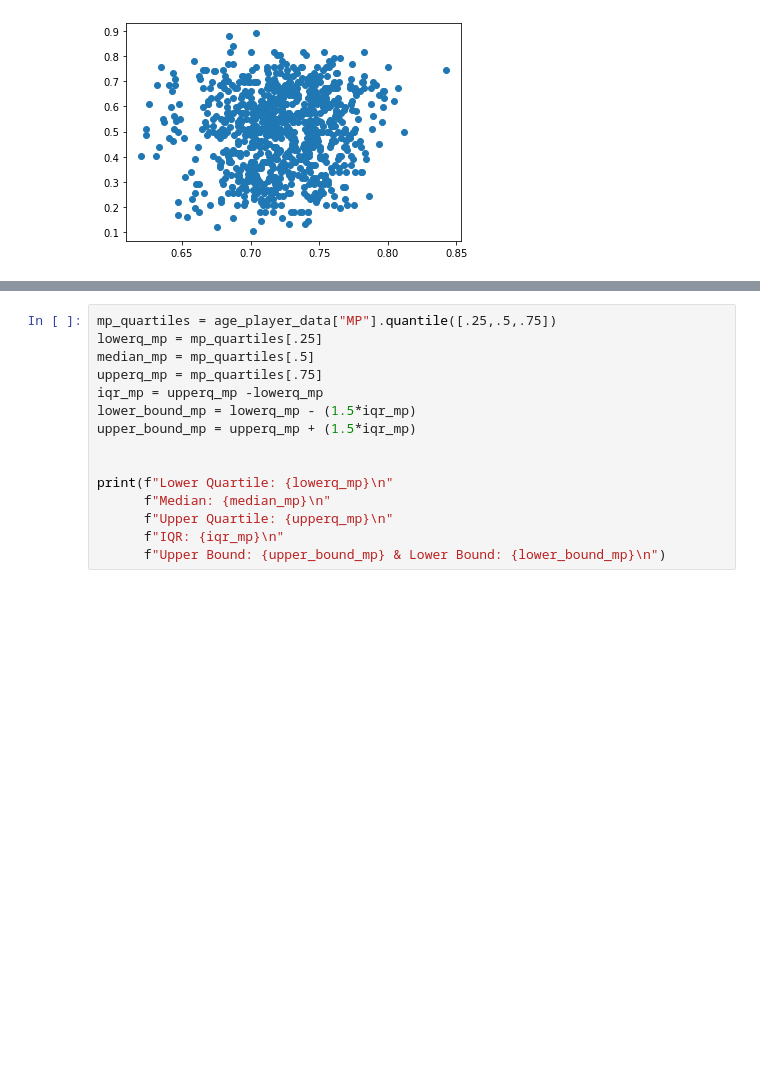
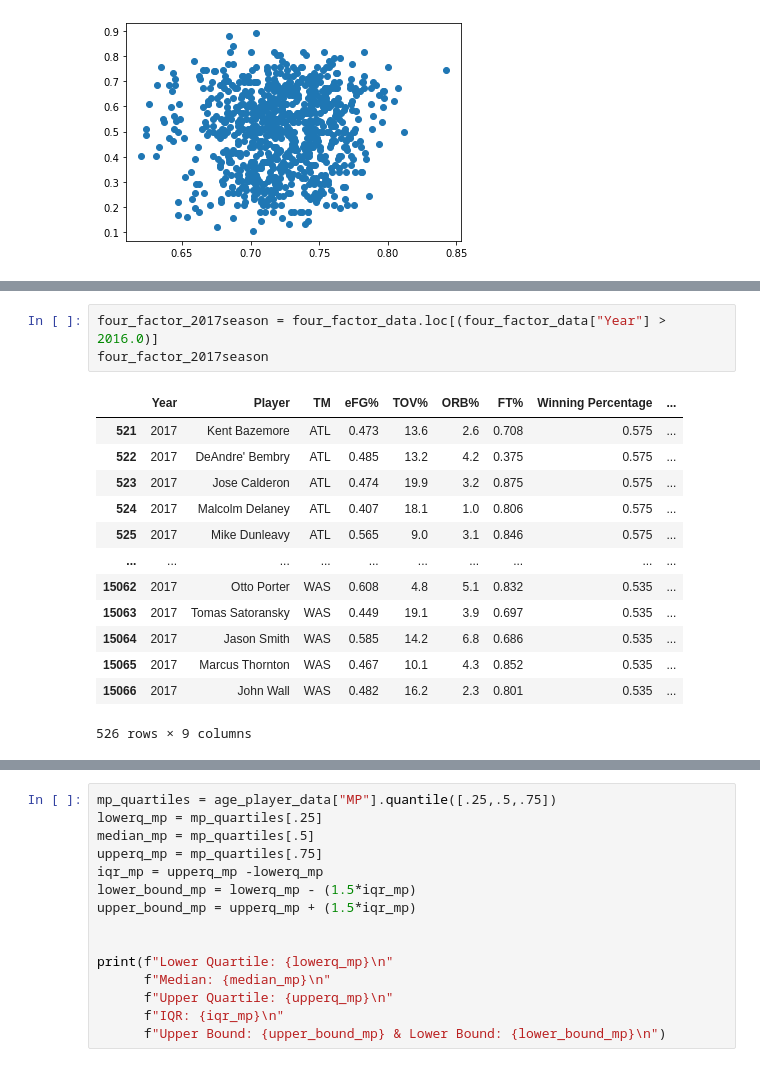
Before and after one commit to Kate-Yayla/Project1-Historical-NBA-Analysis, a Jupyter notebook: NBA Analysis.ipynb, the cells around one changed output, grey strips where cells are left out. Cells and saved outputs as stored; diff of their text form; blank space fills up the shorter version.

```diff
--- a/NBA Analysis.ipynb
+++ b/NBA Analysis.ipynb
@@ -200,0 +209,17 @@ plt.scatter(team_4factor_data["Four Factor Ratings"], team_4factor_data["Winning
+# %%
+four_factor_2017season = four_factor_data.loc[(four_factor_data["Year"] > 2016.0)]
+four_factor_2017season
+# %% [output]
+|  | Year | Player | TM | eFG% | TOV% | ORB% | FT% | Winning Percentage | ... |
+| 521 | 2017 | Kent Bazemore | ATL | 0.473 | 13.6 | 2.6 | 0.708 | 0.575 | ... |
+| 522 | 2017 | DeAndre' Bembry | ATL | 0.485 | 13.2 | 4.2 | 0.375 | 0.575 | ... |
+| 523 | 2017 | Jose Calderon | ATL | 0.474 | 19.9 | 3.2 | 0.875 | 0.575 | ... |
+| 524 | 2017 | Malcolm Delaney | ATL | 0.407 | 18.1 | 1.0 | 0.806 | 0.575 | ... |
+| 525 | 2017 | Mike Dunleavy | ATL | 0.565 | 9.0 | 3.1 | 0.846 | 0.575 | ... |
+| ... | ... | ... | ... | ... | ... | ... | ... | ... | ... |
+| 15062 | 2017 | Otto Porter | WAS | 0.608 | 4.8 | 5.1 | 0.832 | 0.535 | ... |
+| 15063 | 2017 | Tomas Satoransky | WAS | 0.449 | 19.1 | 3.9 | 0.697 | 0.535 | ... |
+| 15064 | 2017 | Jason Smith | WAS | 0.585 | 14.2 | 6.8 | 0.686 | 0.535 | ... |
+| 15065 | 2017 | Marcus Thornton | WAS | 0.467 | 10.1 | 4.3 | 0.852 | 0.535 | ... |
+| 15066 | 2017 | John Wall | WAS | 0.482 | 16.2 | 2.3 | 0.801 | 0.535 | ... |
+526 rows × 9 columns
```
Also changed, not shown: parts of 20 cells of this notebook.
